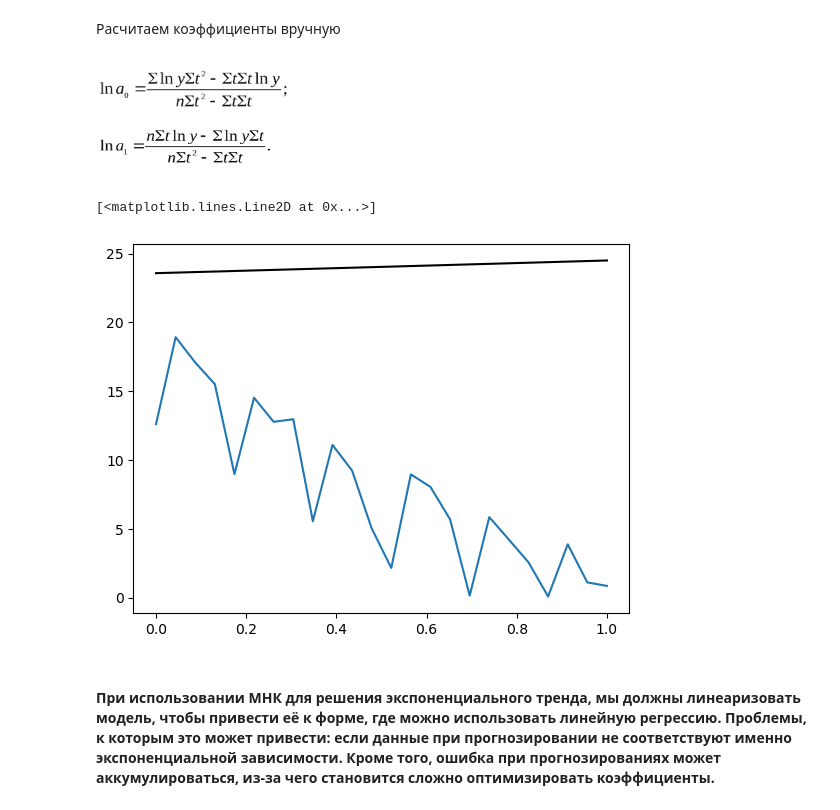
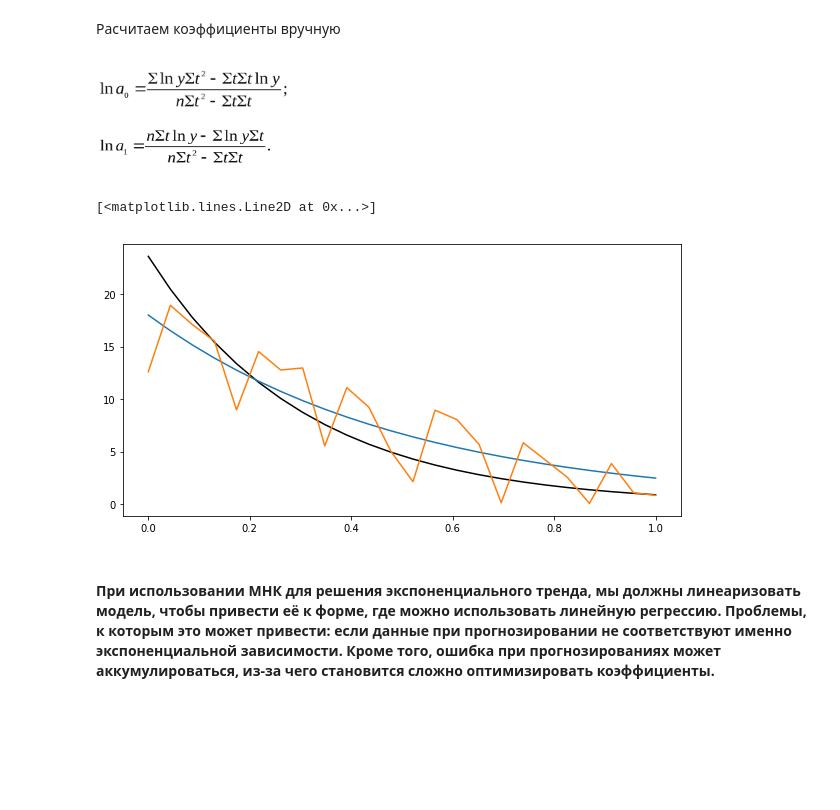
Before and after one commit to sympathhy/Vremennyi, a Jupyter notebook: lab3.ipynb, the cells around one changed output. Drawn from its saved outputs; the diff is of its cells as text; code cells hidden in the pictures; blank space fills up the shorter version.

```diff
--- a/lab3.ipynb
+++ b/lab3.ipynb
@@ -199,17 +204,19 @@ plt.plot(t, Y)
 # %%
 a = (np.sum(np.log(Y)) * np.sum(t**2) - np.sum(t) * np.sum(t * np.log(Y))) / (len(Y) * \
     np.sum(t**2) - np.sum(t) * np.sum(t))
 
 b = (len(Y) * np.sum(t * np.log(Y)) - np.sum(t) * np.sum(np.log(Y))) / (len(Y) * \
     np.sum(t**2) - np.sum(t) * np.sum(t))
 
-a, b = np.exp(a), np.exp(b)
+a, b = np.exp(a), (b)
 
+plt.figure(figsize = (10, 5))
 plt.plot(t, f(t, a, b), c = 'k')
+plt.plot(t, f(t, popt3[0], popt3[1]))
 plt.plot(t, Y)
 # %% [output]
 [<matplotlib.lines.Line2D at 0x...>]
-[figure, old version]
+[figure, new version]
 # %% [markdown]
 #### При использовании МНК для решения экспоненциального тренда, мы должны линеаризовать модель, чтобы привести её к форме, где можно использовать линейную регрессию. Проблемы, к которым это может привести: если данные при прогнозировании не соответствуют именно экспоненциальной зависимости. Кроме того, ошибка при прогнозированиях может аккумулироваться, из-за чего становится сложно оптимизировать коэффициенты.
 # %% [markdown]
```
Also changed, not shown: parts of 20 cells of this notebook.
